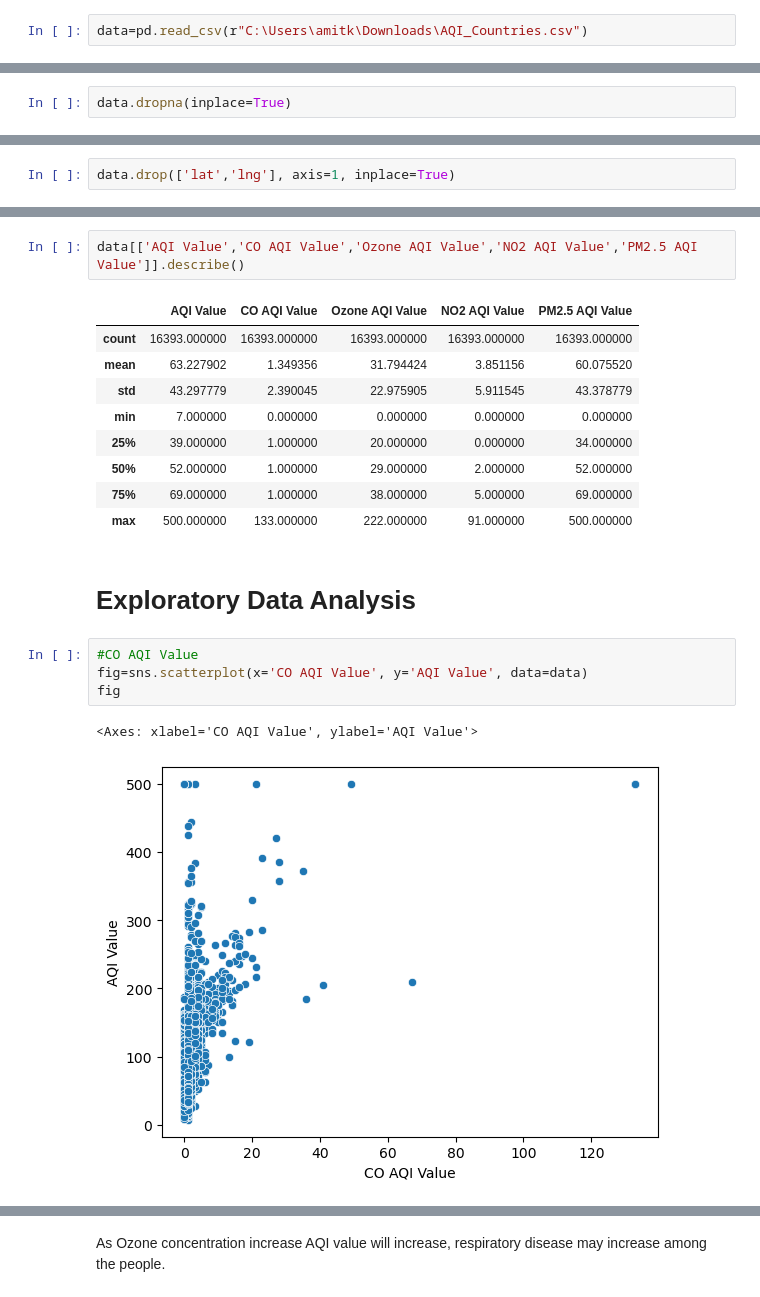
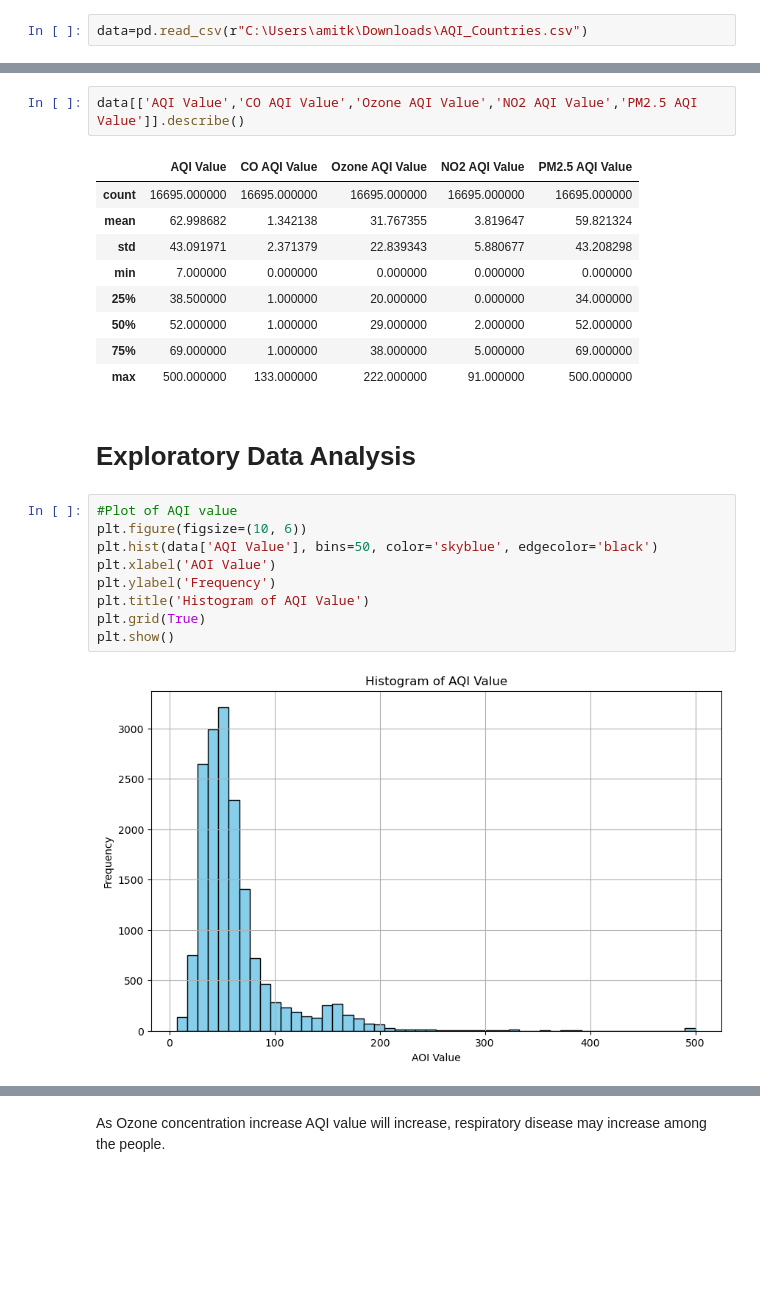
Before and after one commit to amitkumar-amr123/Trend-Analysis-of-World-Air-Quality-Index, a Jupyter notebook: AQI.ipynb, the cells around one changed output, grey strips where cells are left out. Saved outputs shown, nothing was run; the diff lists cells and outputs as text; blank space fills up the shorter version.

```diff
--- a/AQI.ipynb
+++ b/AQI.ipynb
@@ -46,8 +47,6 @@ PM2.5 AQI Category      0
 lat                     0
 lng                     0
 dtype: int64
-# %%
-data.dropna(inplace=True)
 # %%
 data.head()
 # %% [output]
@@ -102,5 +72,3 @@ data.shape
-# %%
-data.drop(['lat','lng'], axis=1, inplace=True)
 # %%
 data.columns
 # %% [output]
@@ -151,20 +101,24 @@ data
 data[['AQI Value','CO AQI Value','Ozone AQI Value','NO2 AQI Value','PM2.5 AQI Value']].describe()
 # %% [output]
 |  | AQI Value | CO AQI Value | Ozone AQI Value | NO2 AQI Value | PM2.5 AQI Value |
-| count | 16393.000000 | 16393.000000 | 16393.000000 | 16393.000000 | 16393.000000 |
-| mean | 63.227902 | 1.349356 | 31.794424 | 3.851156 | 60.075520 |
-| std | 43.297779 | 2.390045 | 22.975905 | 5.911545 | 43.378779 |
+| count | 16695.000000 | 16695.000000 | 16695.000000 | 16695.000000 | 16695.000000 |
+| mean | 62.998682 | 1.342138 | 31.767355 | 3.819647 | 59.821324 |
+| std | 43.091971 | 2.371379 | 22.839343 | 5.880677 | 43.208298 |
 | min | 7.000000 | 0.000000 | 0.000000 | 0.000000 | 0.000000 |
-| 25% | 39.000000 | 1.000000 | 20.000000 | 0.000000 | 34.000000 |
+| 25% | 38.500000 | 1.000000 | 20.000000 | 0.000000 | 34.000000 |
 | 50% | 52.000000 | 1.000000 | 29.000000 | 2.000000 | 52.000000 |
 | 75% | 69.000000 | 1.000000 | 38.000000 | 5.000000 | 69.000000 |
 | max | 500.000000 | 133.000000 | 222.000000 | 91.000000 | 500.000000 |
 # %% [markdown]
 # Exploratory Data Analysis
 # %%
-#CO AQI Value
-fig=sns.scatterplot(x='CO AQI Value', y='AQI Value', data=data)
-fig
+#Plot of AQI value
+plt.figure(figsize=(10, 6))
+plt.hist(data['AQI Value'], bins=50, color='skyblue', edgecolor='black')
+plt.xlabel('AOI Value')
+plt.ylabel('Frequency')
+plt.title('Histogram of AQI Value')
+plt.grid(True)
+plt.show()
 # %% [output]
-<Axes: xlabel='CO AQI Value', ylabel='AQI Value'>
-[figure, old version]
+[figure, new version]
```
Also changed, not shown: parts of 23 cells of this notebook.
